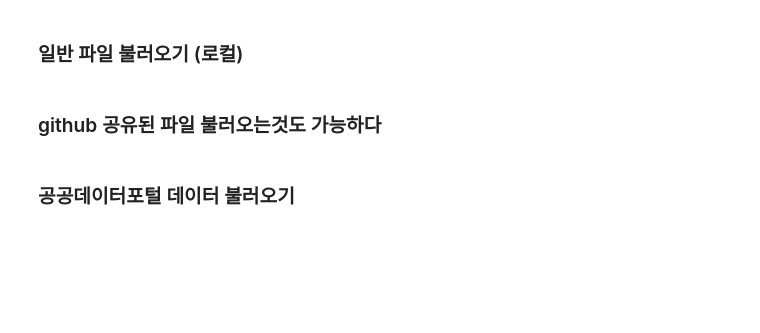
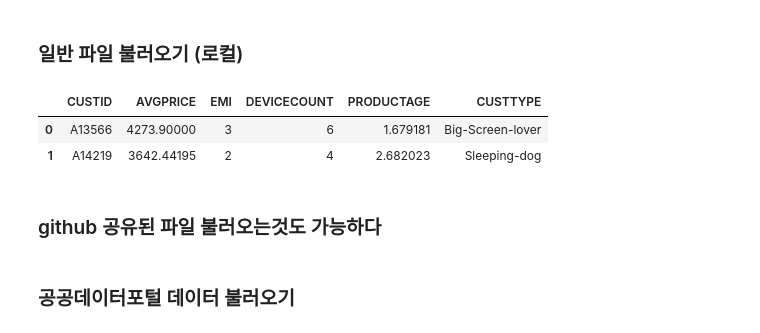
Before and after one commit to hyokwan/data_analysis_2025, a Jupyter notebook: 03. 데이터 불러오기/데이터_불러오기.ipynb, the cells around one changed output. Drawn from its saved outputs; the diff is of its cells as text; code cells hidden in the pictures; blank space fills up the shorter version.

```diff
--- a/03. 데이터 불러오기/데이터_불러오기.ipynb
+++ b/03. 데이터 불러오기/데이터_불러오기.ipynb
@@ -14,5 +36,11 @@ import pandas as pd
 # %%
 csData = pd.read_csv("../dataset/customerdata.csv")
+# %%
+csData.head(2)
+# %% [output]
+|  | CUSTID | AVGPRICE | EMI | DEVICECOUNT | PRODUCTAGE | CUSTTYPE |
+| 0 | A13566 | 4273.90000 | 3 | 6 | 1.679181 | Big-Screen-lover |
+| 1 | A14219 | 3642.44195 | 2 | 4 | 2.682023 | Sleeping-dog |
 # %% [markdown]
 ### github 공유된 파일 불러오는것도 가능하다
 # %%
```
Also changed, not shown: parts of 30 cells of this notebook.
